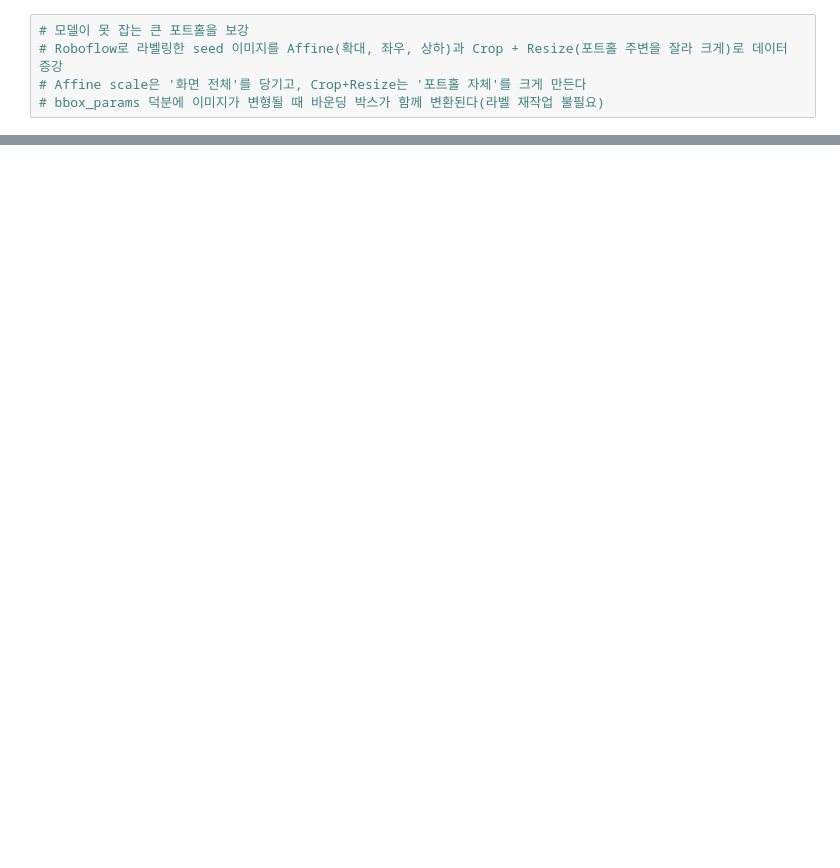
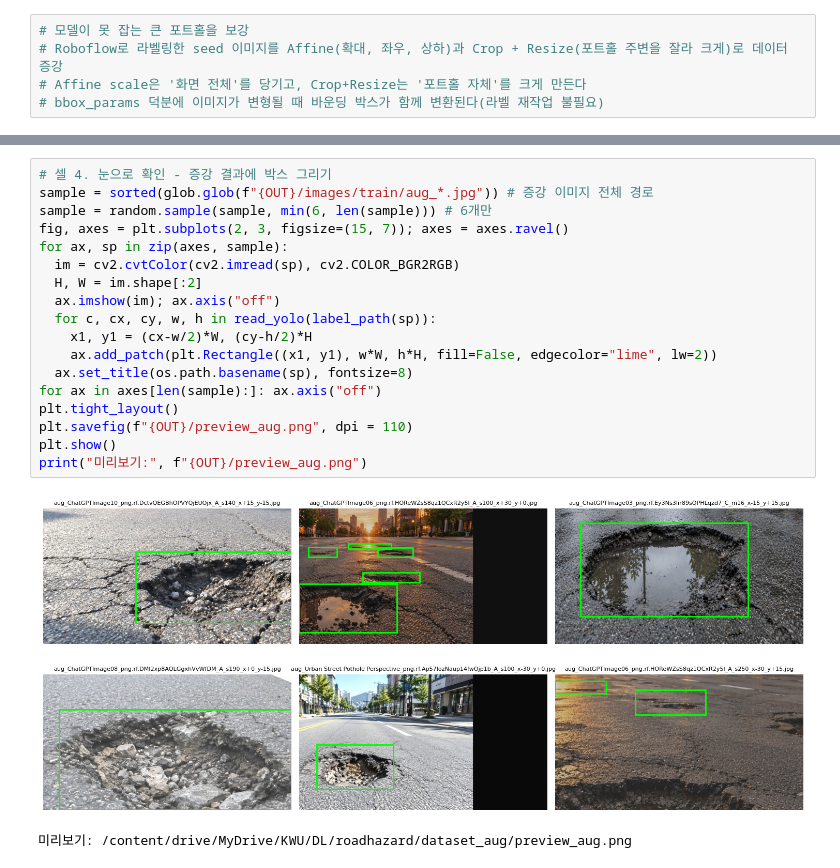
Before and after one commit to hjiwoong/DL, a Jupyter notebook: day23_practice1_YOLO데이터증강.ipynb, the cells around one changed output, grey strips where cells are left out. Saved outputs shown, nothing was run; the diff lists cells and outputs as text; blank space fills up the shorter version.

```diff
--- a/day23_practice1_YOLO데이터증강.ipynb
+++ b/day23_practice1_YOLO데이터증강.ipynb
@@ -18,0 +140,21 @@
+# %%
+# 셀 4. 눈으로 확인 - 증강 결과에 박스 그리기
+sample = sorted(glob.glob(f"{OUT}/images/train/aug_*.jpg")) # 증강 이미지 전체 경로
+sample = random.sample(sample, min(6, len(sample))) # 6개만
+fig, axes = plt.subplots(2, 3, figsize=(15, 7)); axes = axes.ravel()
+for ax, sp in zip(axes, sample):
+  im = cv2.cvtColor(cv2.imread(sp), cv2.COLOR_BGR2RGB)
+  H, W = im.shape[:2]
+  ax.imshow(im); ax.axis("off")
+  for c, cx, cy, w, h in read_yolo(label_path(sp)):
+    x1, y1 = (cx-w/2)*W, (cy-h/2)*H
+    ax.add_patch(plt.Rectangle((x1, y1), w*W, h*H, fill=False, edgecolor="lime", lw=2))
+  ax.set_title(os.path.basename(sp), fontsize=8)
+for ax in axes[len(sample):]: ax.axis("off")
+plt.tight_layout()
+plt.savefig(f"{OUT}/preview_aug.png", dpi = 110)
+plt.show()
+print("미리보기:", f"{OUT}/preview_aug.png")
+# %% [output]
+[figure, added]
+미리보기: /content/drive/MyDrive/KWU/DL/roadhazard/dataset_aug/preview_aug.png
```
Also changed, not shown: parts of 11 cells of this notebook.
